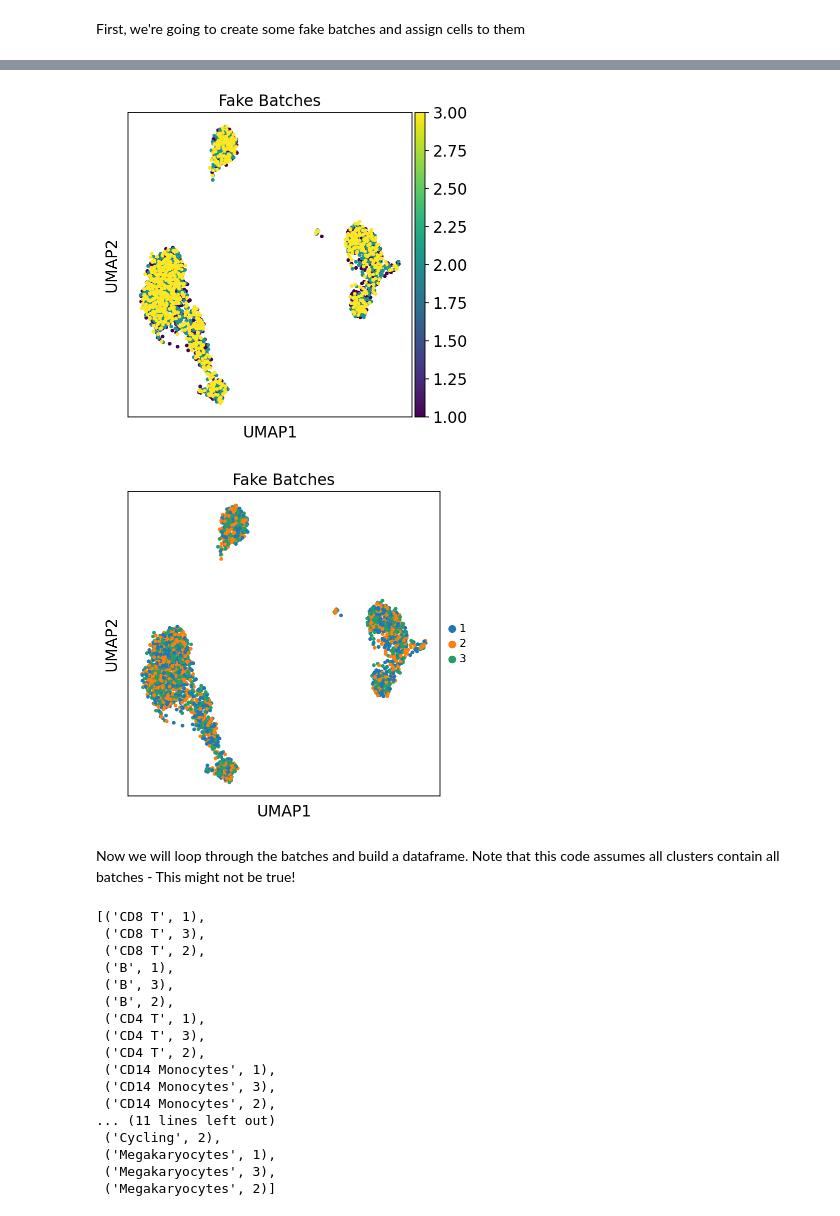
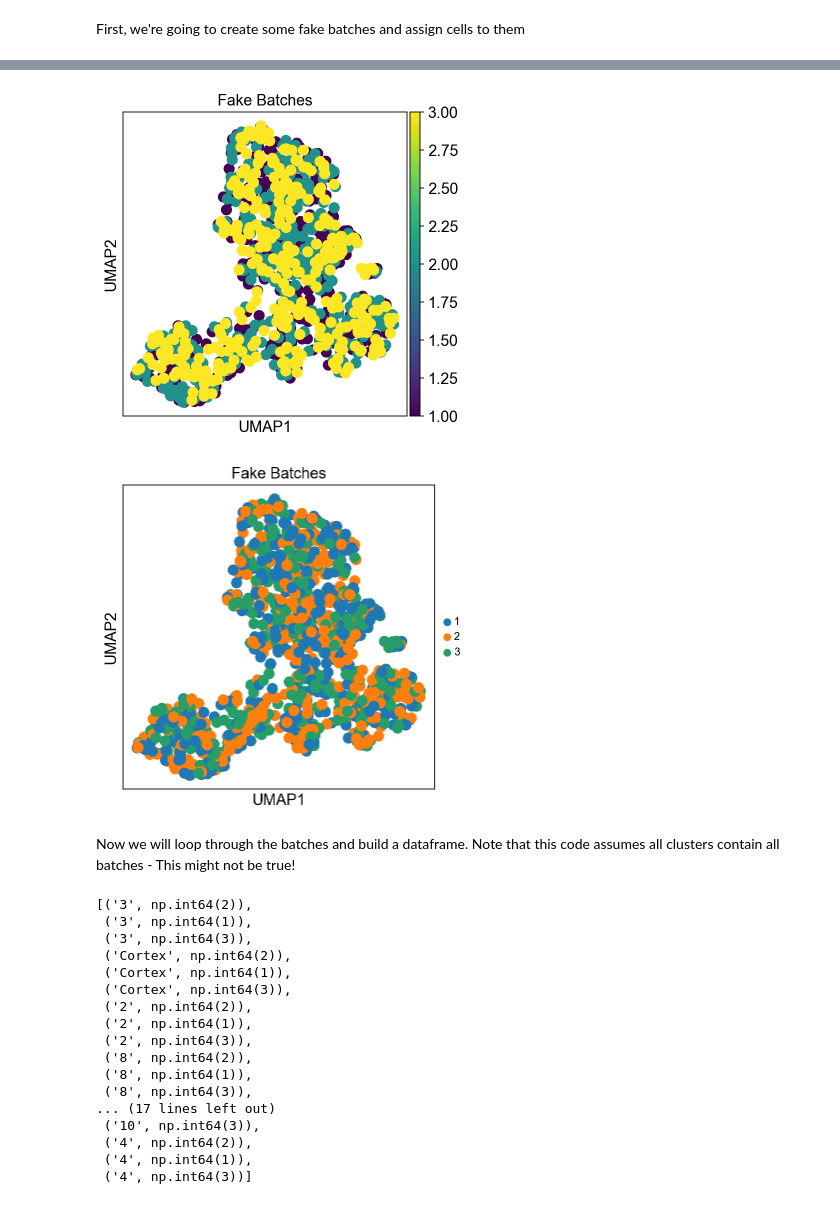
Before and after one commit to plantcellatlas/data-rep-workshop, a Jupyter notebook: Python_demo/Python_demo.ipynb, the cells around one changed output, grey strips where cells are left out. Drawn from its saved outputs; the diff is of its cells as text; code cells hidden in the pictures.

```diff
--- a/Python_demo/Python_demo.ipynb
+++ b/Python_demo/Python_demo.ipynb
@@ -94,14 +80,14 @@ random.seed(random_state)
 Next we are going to set up some thresholds up front. By defining them early, we tell someone reading out notebook about our assumptions so they aren't buried deep in code. It also lets us change them easily, without having to search through the notebook.
 # %%
 # Cell Thresholds
-min_genes_per_cell = 100
-min_cells_per_gene = 3
-max_different_genes_per_cell = 2500
-max_pct_counts_mt = 5
+min_genes_per_cell = 2000
+min_cells_per_gene = 5
+max_different_genes_per_cell = 6000
+max_pct_counts_mt = 1
 # Highly Variable Gene Selection Thresholds
 highly_variable_gene_min_mean = 0.0125
 highly_variable_gene_max_mean = 3
-highly_variable_gene_min_disp = 0.5
+highly_variable_gene_min_disp = 1
 # Clustering Parameters
 number_of_neighbors = 10
 n_of_pca_components = 40
@@ -132,3 +104,9 @@ adata = sc.read_10x_mtx(
+# %%
+adata = sc.read_h5ad(
+    "/data/arabidopsis_data.h5ad",
+)
+adata.obs = adata.obs.drop(columns=["fastq_1", "fastq_2", "expected_cells"])
+adata.var = adata.var.drop(columns=["genome", "gene_versions", "feature_types"])
 # %% [markdown]
 Next, in case our annotation has overlapping gene symbols, we are going to make the gene symbols unique for any symbols with duplicates
 # %%
@@ -300,7 +278,6 @@ Next, we'll do some more advanced processeing based on mitochondrial DNA. This s
 # %%
-adata.var["mt"] = adata.var_names.str.startswith(
-    "MT-"
-)  # annotate the group of mitochondrial genes as 'mt'
+adata.var["mt"] = adata.var_names.str.startswith("AT1G07590")
+# annotate the gene we identified as mitochondrial so we can remove it later
 # %%
 adata.var
 # %% [output]
@@ -509,0 +494,5 @@ Now lets take 10 minutes and let everyone plot some genes on their own. You can
+# %%
+new_cluster_names = {"1": "Cortex"}
+adata.obs["leiden"] = adata.obs["leiden"].replace(
+    new_cluster_names
+)  ## Replace the cluster name
@@ -562,19 +538,19 @@ adata.obs.head(40)
 # %%
 sc.pl.umap(
-    adata, color="Batch", legend_fontsize="x-small", title="Fake Batches"
+    adata, color="Batch", legend_fontsize="x-small", title="Fake Batches", s=400
 )  # Notice the overplotting when using the batch as an integer!
 # %% [output]
-[figure, old version]
+[figure, new version]
 # %%
 adata.obs["Batch Str"] = adata.obs["Batch"].astype(
     str
 )  # Change the batch type to string
 # %%
 sc.pl.umap(
-    adata, color="Batch Str", legend_fontsize="x-small", title="Fake Batches"
+    adata, color="Batch Str", legend_fontsize="x-small", title="Fake Batches", s=400
 )  # overplotting resolved! Think of this when plotting a metadata variable on single cell data
 # %% [output]
-[figure, old version]
+[figure, new version]
 # %% [markdown]
 Now we will loop through the batches and build a dataframe. Note that this code assumes all clusters contain all batches - This might not be true!
 # %%
@@ -586,23 +562,23 @@ all_samples = list(
 # %%
 all_samples
 # %% [output]
-[('CD8 T', 1),
- ('CD8 T', 3),
- ('CD8 T', 2),
- ('B', 1),
- ('B', 3),
- ('B', 2),
- ('CD4 T', 1),
- ('CD4 T', 3),
- ('CD4 T', 2),
- ('CD14 Monocytes', 1),
- ('CD14 Monocytes', 3),
- ('CD14 Monocytes', 2),
-... (11 lines left out)
- ('Cycling', 2),
- ('Megakaryocytes', 1),
- ('Megakaryocytes', 3),
- ('Megakaryocytes', 2)]
+[('3', np.int64(2)),
+ ('3', np.int64(1)),
+ ('3', np.int64(3)),
+ ('Cortex', np.int64(2)),
+ ('Cortex', np.int64(1)),
+ ('Cortex', np.int64(3)),
+ ('2', np.int64(2)),
+ ('2', np.int64(1)),
+ ('2', np.int64(3)),
+ ('8', np.int64(2)),
+ ('8', np.int64(1)),
+ ('8', np.int64(3)),
+... (17 lines left out)
+ ('10', np.int64(3)),
+ ('4', np.int64(2)),
+ ('4', np.int64(1)),
+ ('4', np.int64(3))]
 # %%
 psuedobulk_df = pd.DataFrame(
     index=adata.var_names
```
Also changed, not shown: parts of 52 cells of this notebook.
